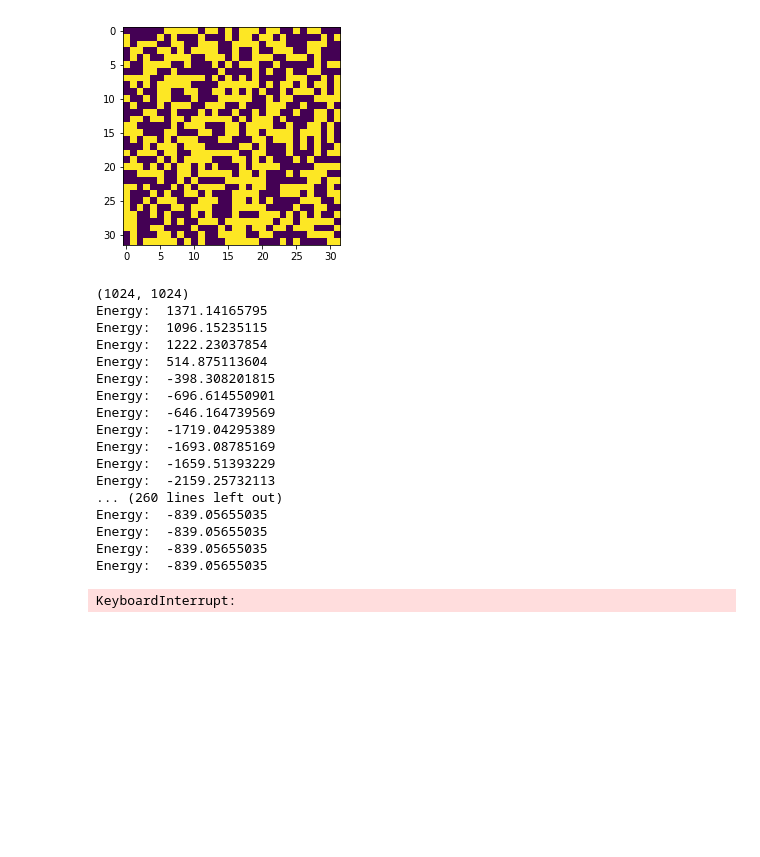
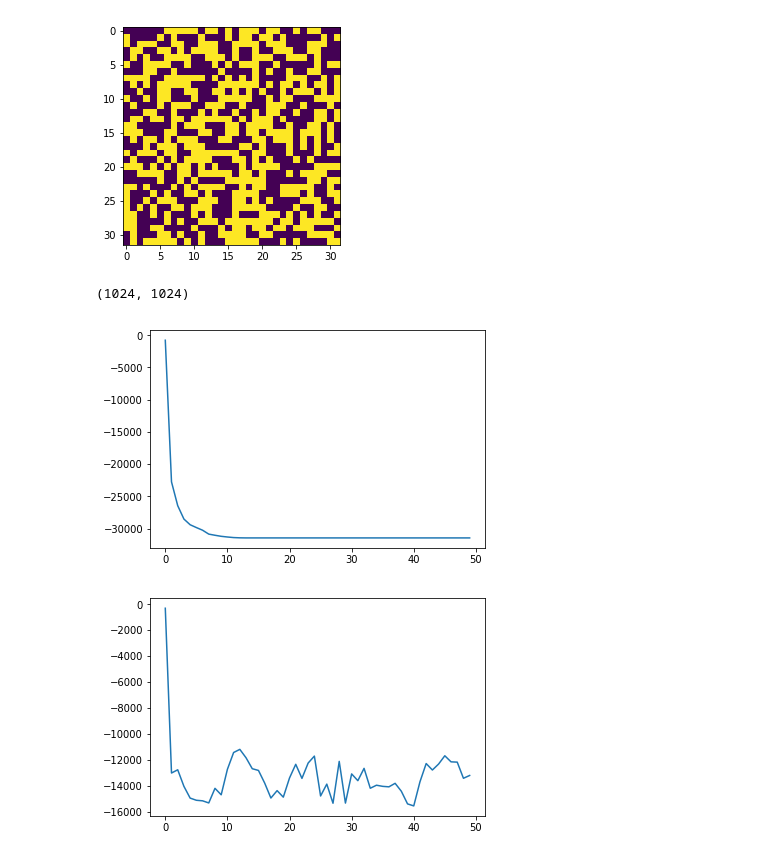
Before and after one commit to Masongyi/DD2437, a Jupyter notebook: Lab3/3.2+3.ipynb, the cells around one changed output. Saved outputs shown, nothing was run; the diff lists cells and outputs as text; code cells hidden in the pictures; blank space fills up the shorter version.

```diff
--- a/Lab3/3.2+3.ipynb
+++ b/Lab3/3.2+3.ipynb
@@ -18,7 +18,7 @@ def init_weights(patterns):
             w[i][j]=(1/(patterns.size)) * s
     return w
 
-def calc_energy(pattern):
+def calc_energy(pattern, w):
     dim = pattern.size
     energy=0
 
@@ -38,13 +38,14 @@ def recall(pattern,w):
     energyLevels = []
 
     previousPattern = np.zeros(dim)
+    out = np.zeros(dim)
     while True:
-        out = np.zeros(dim)
+
         for i in range(dim):
             s = 0
             for j in range(dim):
                 s += w[i][j]*pattern[j]
-                count += 1
+
 
             if s >= 0:
                 sign=1
@@ -53,26 +54,32 @@ def recall(pattern,w):
 
             out[i]=sign
 
-            energyLevels.append(calc_energy(out))
+        count += 1
+
+        energyLevels.append(calc_energy(out,w))
 
         pattern = out
 
-        print(calc_energy(out))
-        #plt.imshow(out.reshape(32,32),interpolation="nearest")
-        #plt.show()
-        if check_True(pattern):
+        #print("Energy: ", calc_energy(pattern,w))
+
+        """if check_True(pattern):
             print ("It took:",count,"nr of iterations")
+            plt.imshow(out.reshape(32,32),interpolation="nearest")
+            plt.show()
             break
 
         elif np.array_equal(pattern,previousPattern):
             print("Local minimum found in iteration:",count)
             break
+        """
 
         previousPattern=pattern
+        if count ==50:
+            break
 
-    #plt.plot(range(len(energyLevels)),energyLevels)
-    #plt.show()
-    print(energyLevels)
+    plt.plot(range(len(energyLevels)),energyLevels)
+    plt.show()
+    #print(energyLevels)
 
 def check_True(predicted_pattern):
     solved = False
@@ -197,28 +194,14 @@ genStartingState(w)
 (1024, 1024)
 [figure]
 # %%
-w = genRandWeights(patterns[0:3,:])
-symW = np.multiply(0.5,np.add(w,w.T))
+randW = genRandWeights(patterns[0:3,:])
+symW = np.multiply(0.5,np.add(randW,randW.T))
 #np.fill_diagonal(symW,0)
 
-#recall(data[0],symW)
-random_recall(data[0], symW)
+recall(data[0],symW)
+recall(data[0],randW)
+#random_recall(data[0], symW)
 # %% [output]
 (1024, 1024)
-Energy:  1371.14165795
-Energy:  1096.15235115
-Energy:  1222.23037854
-Energy:  514.875113604
-Energy:  -398.308201815
-Energy:  -696.614550901
-Energy:  -646.164739569
-Energy:  -1719.04295389
-Energy:  -1693.08785169
-Energy:  -1659.51393229
-Energy:  -2159.25732113
-... (260 lines left out)
-Energy:  -839.05655035
-Energy:  -839.05655035
-Energy:  -839.05655035
-Energy:  -839.05655035
-KeyboardInterrupt:
+[figure, added]
+[figure, added]
```
Also changed, not shown: parts of 3 cells of this notebook.
